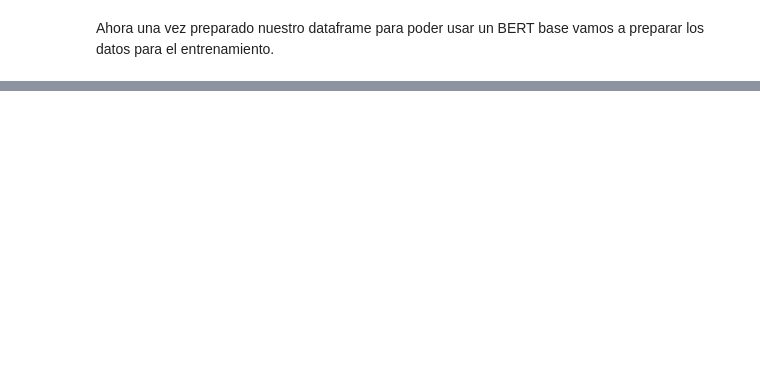
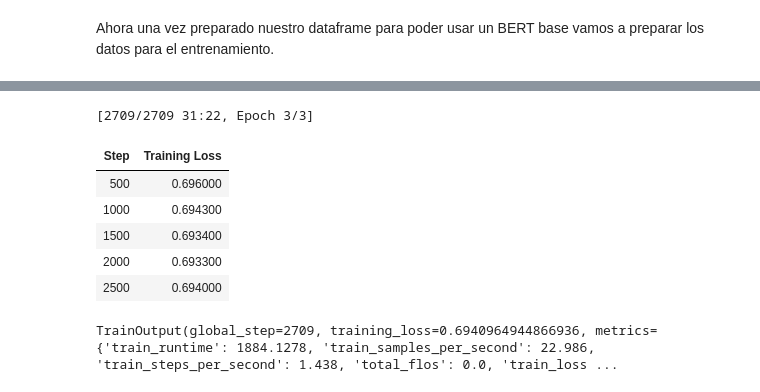
Before and after one commit to Pelli223/aiiotFakeNews, a Jupyter notebook: Transformers.ipynb, the cells around one changed output, grey strips where cells are left out. Drawn from its saved outputs; the diff is of its cells as text; code cells hidden in the pictures; blank space fills up the shorter version.

```diff
--- a/Transformers.ipynb
+++ b/Transformers.ipynb
@@ -194 +316,37 @@ test_dataset = NewsDataset(test_encodings, y_test)
+# %%
+training_args = TrainingArguments(
+    output_dir='./results',
+    per_device_train_batch_size=16,
+    per_device_eval_batch_size=16,
+    num_train_epochs=3,
+    do_eval=True,
+    logging_dir='./logs',
+)
+
+def compute_metrics(p):
+    from sklearn.metrics import accuracy_score, precision_recall_fscore_support
+    preds = p.predictions.argmax(-1)
+    labels = p.label_ids
+    precision, recall, f1, _ = precision_recall_fscore_support(labels, preds, average='binary')
+    acc = accuracy_score(labels, preds)
+    return {"accuracy": acc, "f1": f1, "precision": precision, "recall": recall}
+
+trainer = Trainer(
+    model=BertWithNumericFeatures('bert-base-uncased', numeric_features.shape[1]),
+    args=training_args,
+    train_dataset=train_dataset,
+    eval_dataset=test_dataset,  # deberías separar train/test idealmente
+    compute_metrics=compute_metrics
+)
+
+trainer.train()
+# %% [output]
+[2709/2709 31:22, Epoch 3/3]
+| Step | Training Loss |
+| 500 | 0.696000 |
+| 1000 | 0.694300 |
+| 1500 | 0.693400 |
+| 2000 | 0.693300 |
+| 2500 | 0.694000 |
+TrainOutput(global_step=2709, training_loss=0.6940964944866936, metrics={'train_runtime': 1884.1278, 'train_samples_per_second': 22.986, 'train_steps_per_second': 1.438, 'total_flos': 0.0, 'train_loss ...
 # %%
```
Also changed, not shown: parts of 12 cells of this notebook, 6 other files.
